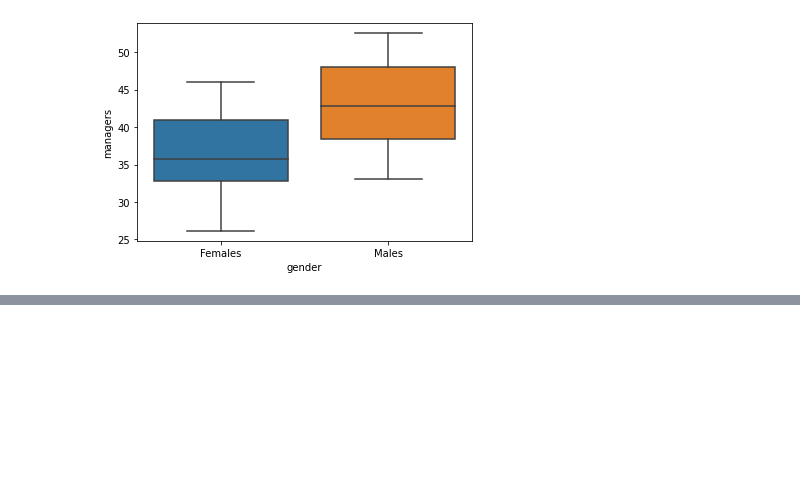
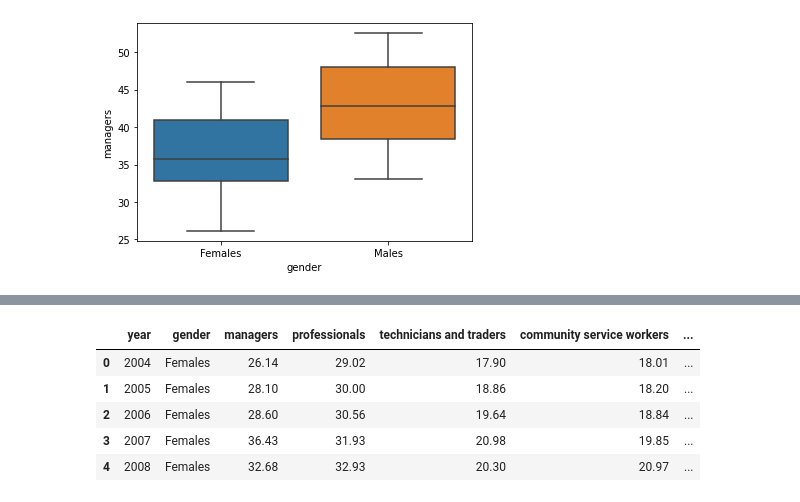
Before and after one commit to Preeti-Mathews-01/GENDER-WAGE-GAP-ANALYSIS, a Jupyter notebook: GENDER WAGE GAP ANALYSIS.ipynb, the cells around one changed output, grey strips where cells are left out. Saved outputs shown, nothing was run; the diff lists cells and outputs as text; code cells hidden in the pictures; blank space fills up the shorter version.

```diff
--- a/GENDER WAGE GAP ANALYSIS.ipynb
+++ b/GENDER WAGE GAP ANALYSIS.ipynb
@@ -54,0 +67,11 @@ sns.boxplot(x='gender',y='managers',data = df) #boxplot based on the gender(male
+# %%
+df2 = df1.iloc[:,0:9] #made a new dataframe for females
+df2.columns = ["year","gender","managers","professionals","technicians and traders","community service workers","clerical and administrative workers","salesworkers","machinery operators and drivers"]
+df2.head()
+# %% [output]
+|  | year | gender | managers | professionals | technicians and traders | community service workers | ... |
+| 0 | 2004 | Females | 26.14 | 29.02 | 17.90 | 18.01 | ... |
+| 1 | 2005 | Females | 28.10 | 30.00 | 18.86 | 18.20 | ... |
+| 2 | 2006 | Females | 28.60 | 30.56 | 19.64 | 18.84 | ... |
+| 3 | 2007 | Females | 36.43 | 31.93 | 20.98 | 19.85 | ... |
+| 4 | 2008 | Females | 32.68 | 32.93 | 20.30 | 20.97 | ... |
```
Also changed, not shown: parts of 5 cells of this notebook.
